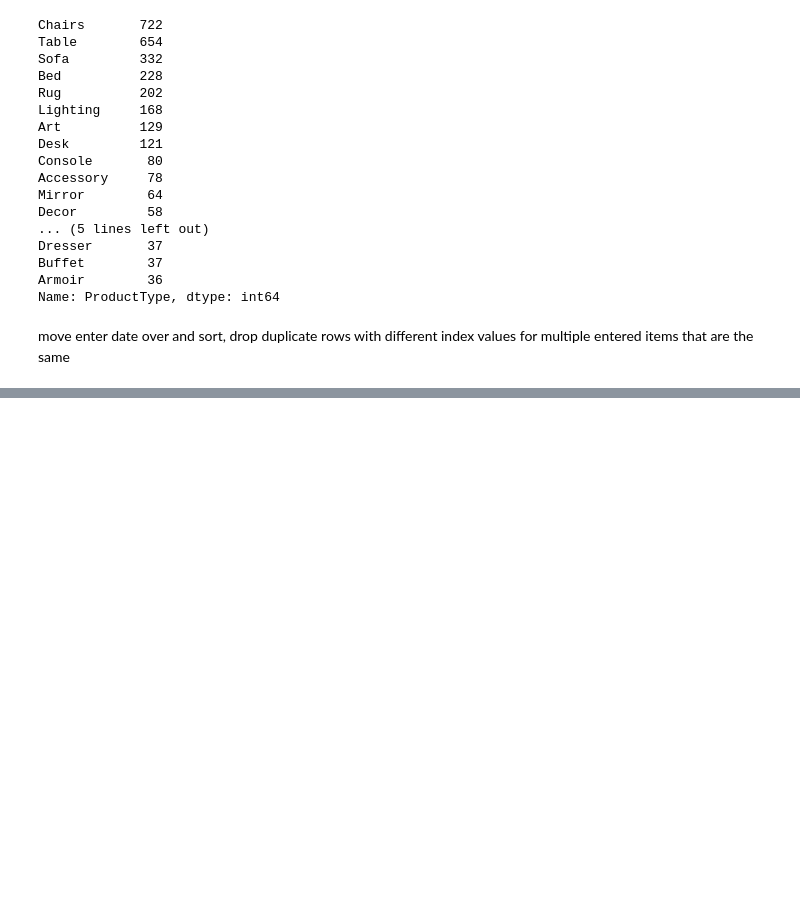
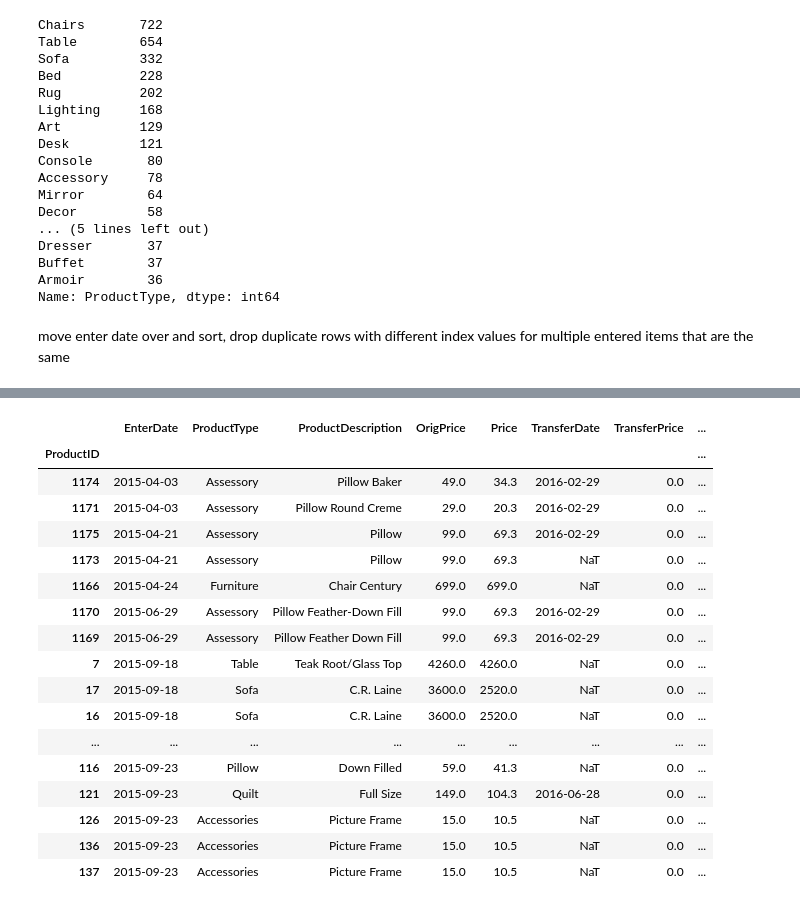
Before and after one commit to zachcornelison/K-N-Sales-Analytics, a Jupyter notebook: KN-Analytics-Merchandise.ipynb, the cells around one changed output, grey strips where cells are left out. Saved outputs shown, nothing was run; the diff lists cells and outputs as text; code cells hidden in the pictures; blank space fills up the shorter version.

```diff
--- a/KN-Analytics-Merchandise.ipynb
+++ b/KN-Analytics-Merchandise.ipynb
@@ -726,0 +816,3 @@ df_merchandise[10000:10010]
+# %%
+df_merchandise = df_merchandise.sort_values(by='EnterDate')
+df_merchandise.head()
@@ -726,0 +827,21 @@ df_merchandise[10000:10010]
+# %%
+df_merchandise.head(25)
+# %% [output]
+|  | EnterDate | ProductType | ProductDescription | OrigPrice | Price | TransferDate | TransferPrice | ... |
+| ProductID |  |  |  |  |  |  |  | ... |
+| 1174 | 2015-04-03 | Assessory | Pillow Baker | 49.0 | 34.3 | 2016-02-29 | 0.0 | ... |
+| 1171 | 2015-04-03 | Assessory | Pillow Round Creme | 29.0 | 20.3 | 2016-02-29 | 0.0 | ... |
+| 1175 | 2015-04-21 | Assessory | Pillow | 99.0 | 69.3 | 2016-02-29 | 0.0 | ... |
+| 1173 | 2015-04-21 | Assessory | Pillow | 99.0 | 69.3 | NaT | 0.0 | ... |
+| 1166 | 2015-04-24 | Furniture | Chair Century | 699.0 | 699.0 | NaT | 0.0 | ... |
+| 1170 | 2015-06-29 | Assessory | Pillow Feather-Down Fill | 99.0 | 69.3 | 2016-02-29 | 0.0 | ... |
+| 1169 | 2015-06-29 | Assessory | Pillow Feather Down Fill | 99.0 | 69.3 | 2016-02-29 | 0.0 | ... |
+| 7 | 2015-09-18 | Table | Teak Root/Glass Top | 4260.0 | 4260.0 | NaT | 0.0 | ... |
+| 17 | 2015-09-18 | Sofa | C.R. Laine | 3600.0 | 2520.0 | NaT | 0.0 | ... |
+| 16 | 2015-09-18 | Sofa | C.R. Laine | 3600.0 | 2520.0 | NaT | 0.0 | ... |
+| ... | ... | ... | ... | ... | ... | ... | ... | ... |
+| 116 | 2015-09-23 | Pillow | Down Filled | 59.0 | 41.3 | NaT | 0.0 | ... |
+| 121 | 2015-09-23 | Quilt | Full Size | 149.0 | 104.3 | 2016-06-28 | 0.0 | ... |
+| 126 | 2015-09-23 | Accessories | Picture Frame | 15.0 | 10.5 | NaT | 0.0 | ... |
+| 136 | 2015-09-23 | Accessories | Picture Frame | 15.0 | 10.5 | NaT | 0.0 | ... |
+| 137 | 2015-09-23 | Accessories | Picture Frame | 15.0 | 10.5 | NaT | 0.0 | ... |
```
Also changed, not shown: parts of 31 cells of this notebook.
